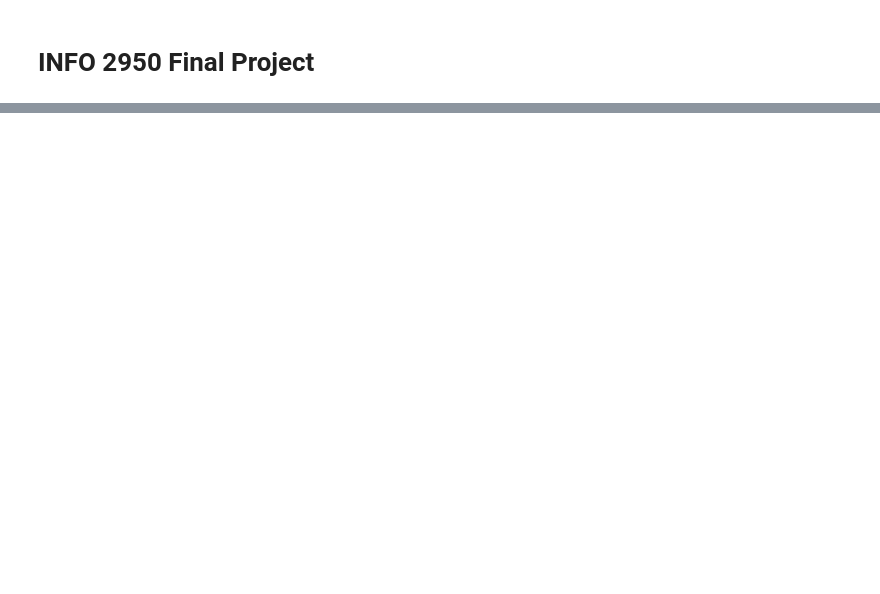
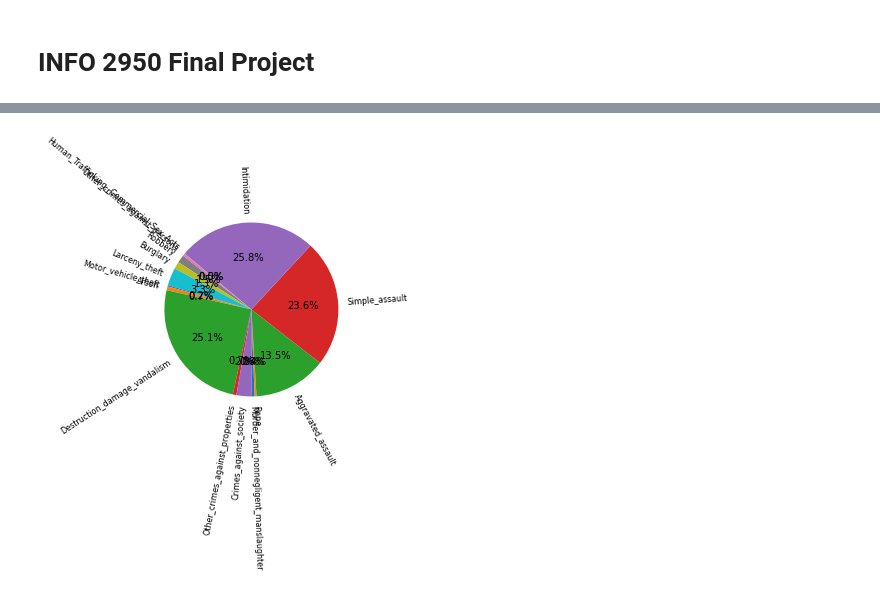
Before and after one commit to ChenTsizhen/2950_Project, a Jupyter notebook: masterNotebook.ipynb, the cells around one changed output, grey strips where cells are left out. Drawn from its saved outputs; the diff is of its cells as text; code cells hidden in the pictures; blank space fills up the shorter version.

```diff
--- a/masterNotebook.ipynb
+++ b/masterNotebook.ipynb
@@ -64,0 +62,26 @@ Returning data to local variable table14
+# %%
+import math
+t4 = table4.drop(['Bias_motivation', 'Total_offenses'],axis=1)
+
+data = t4.iloc[0,:].to_numpy().tolist()
+labels = t4.columns.to_list()
+colors = sns.color_palette('pastel')[0:15]
+fig, ax = plt.subplots()
+
+# plt.pie(data, labels = labels, colors = colors, autopct='%.1f%%')
+l = ax.pie(data, autopct='%.1f%%', startangle=-90)
+
+for label, t in zip(labels, l[1]):
+    x, y = t.get_position()
+    angle = int(math.degrees(math.atan2(y, x)))
+    ha = "left"
+
+    if x<0:
+        angle -= 180
+        ha = "right"
+
+    plt.annotate(label, xy=(x,y), rotation=angle, ha=ha, va="center", rotation_mode="anchor", size=8)
+
+plt.show()
+# %% [output]
+[figure, added]
```
Also changed, not shown: parts of 7 cells of this notebook, 7 other files.
